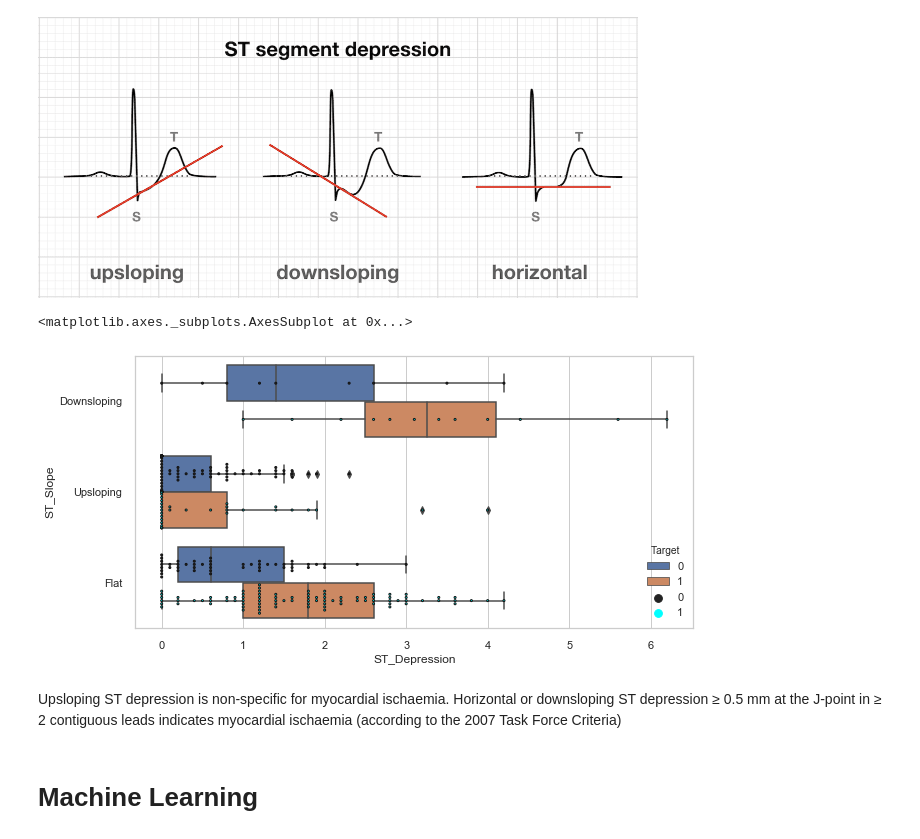
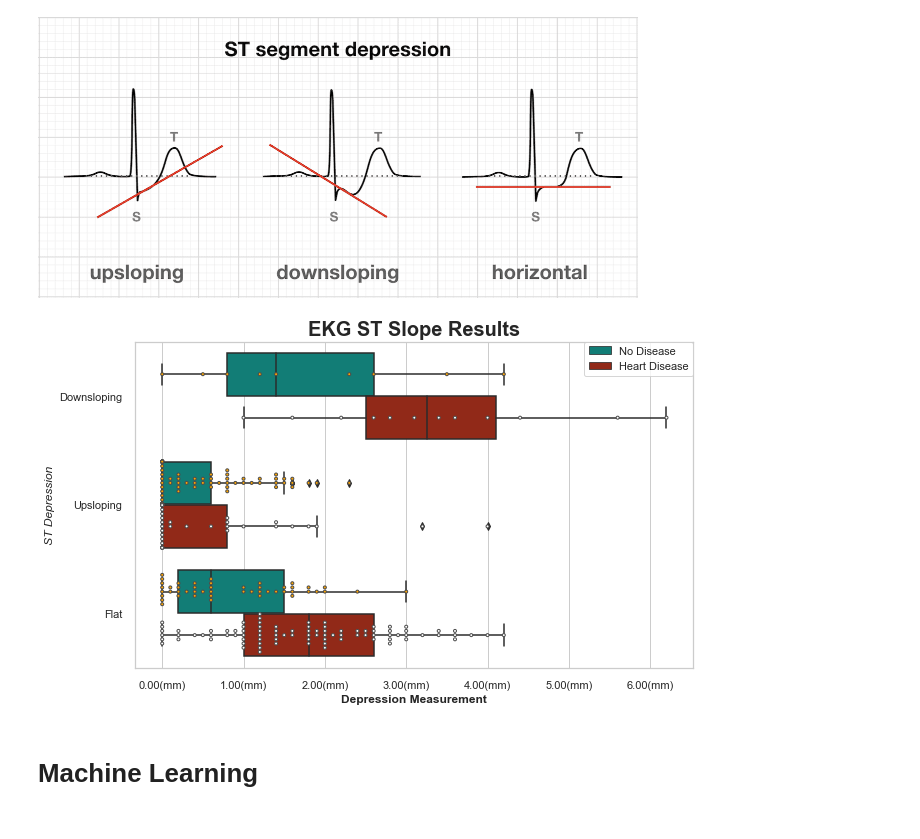
Before and after one commit to KishenSharma6/HeartDisease-Classification, a Jupyter notebook: Heart Disease - Classification.ipynb, the cells around one changed output. Drawn from its saved outputs; the diff is of its cells as text; code cells hidden in the pictures.

```diff
--- a/Heart Disease - Classification.ipynb
+++ b/Heart Disease - Classification.ipynb
@@ -366,23 +373,39 @@ from IPython.core.display import HTML
 Image(filename= "ST Slope.png", height=600, width =600)
 # %% [output]
 [figure]
-# %%
-#Set Figure Size
-fig, ax = plt.subplots(figsize = (10,5))
-
-#Plot
-g=sns.boxplot('ST_Depression', 'ST_Slope', hue ='Target',
-                data = df, ax=ax)
-
-# Add in points to show each observation
-sns.swarmplot(x="ST_Depression", y="ST_Slope", hue ='Target', data=df,
-              size=2, color="cyan",dodge=True, linewidth=1)
-# %% [output]
-<matplotlib.axes._subplots.AxesSubplot at 0x...>
-[figure, removed]
-# %% [markdown]
-Upsloping ST depression is non-specific for myocardial ischaemia.
-Horizontal or downsloping ST depression ≥ 0.5 mm at the J-point in ≥ 2 contiguous leads indicates myocardial ischaemia (according to the 2007 Task Force Criteria)
+# %%
+#Set Figure Size
+fig, ax = plt.subplots(figsize = (10,6))
+
+#Plot
+g=sns.boxplot('ST_Depression', 'ST_Slope', hue ='Target', palette= disease,
+                data = df, ax=ax)
+
+#Plot individual observations
+j=sns.swarmplot(x="ST_Depression", y="ST_Slope", hue ='Target', data=df,
+                  size=3, palette=['orange','#ffffff'],dodge=True, linewidth=1)
+
+#Set x-label
+g.set_xlabel('Depression Measurement', fontweight='bold', fontsize=12)
+
+#Format x-ticks in mm
+xlabels = ['{:,.2f}'.format(x) + '(mm)' for x in g.get_xticks()]
+g.set_xticklabels(xlabels)
+
+#Set y-label
+g.set_ylabel('ST Depression', style ='italic', fontsize=12)
+
+#Set title
+g.set_title('EKG ST Slope Results', fontweight='bold', fontsize=20)
+
+#Set Legend Labels. Get the handles and labels from boxemplot
+handles, labels = g.get_legend_handles_labels()
+labels = ['No Disease', 'Heart Disease']
+
+#Create legend
+l = g.legend(handles[0:2], labels[0:2],  loc='best', borderaxespad=0., frameon=True)
+# %% [output]
+[figure, added]
 # %% [markdown]
 # Machine Learning
 # %% [markdown]
```
Also changed, not shown: parts of 10 cells of this notebook.
